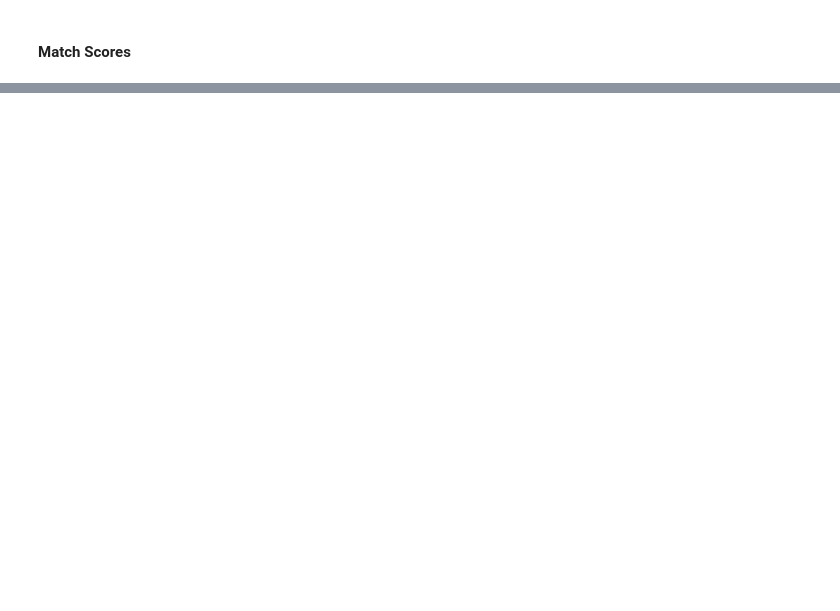
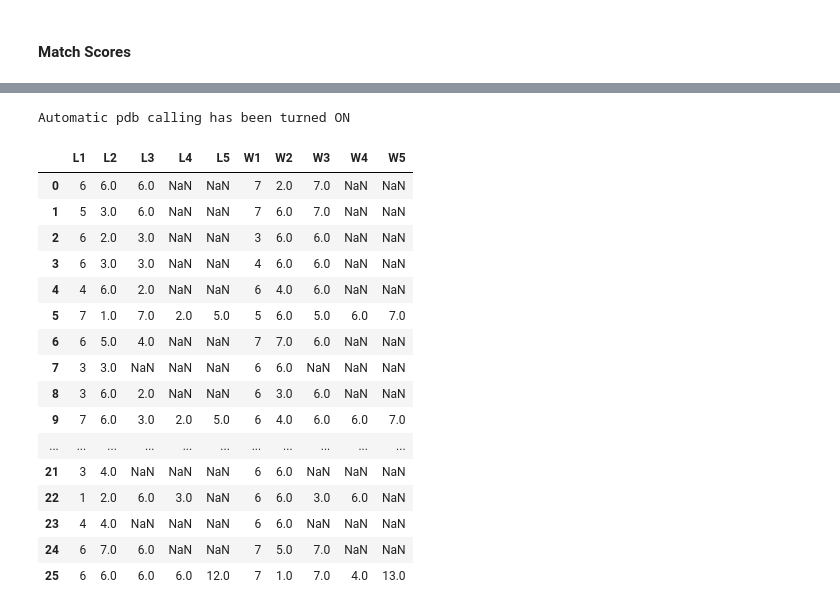
Before and after one commit to siddjagadish/tennis_new, a Jupyter notebook: tennis_new/notebooks/Updated Scraper.ipynb, the cells around one changed output, grey strips where cells are left out. Cells and saved outputs as stored; diff of their text form; code cells hidden in the pictures; blank space fills up the shorter version.

```diff
--- a/tennis_new/notebooks/Updated Scraper.ipynb
+++ b/tennis_new/notebooks/Updated Scraper.ipynb
@@ -503,0 +617,5 @@ wubba[1].xpath("./td[@class='day-table-name']/a")
+# %%
+from tennis_new.fetch.get_joined import read_joined
+
+odds_df = pd.read_csv("/Users/siddhantjagadish/Downloads/2018.csv")
+jd = read_joined()
@@ -503,0 +721,18 @@ wubba[1].xpath("./td[@class='day-table-name']/a")
+# %%
+def parse_match_score(s):
+    if pd.isnull(s):
+        return {}
+    set_scores = s.split(';')
+    out = {}
+    for idx, ss in enumerate(set_scores):
+        w, l = parse_set_score(ss)
+        out.update({
+            'W%d' % (idx + 1): w,
+            'L%d' % (idx + 1): l
+        })
+    return out
+# %%
+score_df = pd.DataFrame(jd['score'].map(parse_match_score).tolist())
+# %%
+jd = pd.concat([jd, score_df], axis=1)
+jd.shape
@@ -503,0 +904,25 @@ wubba[1].xpath("./td[@class='day-table-name']/a")
+# %%
+%pdb
+pd.DataFrame(jd[
+    (jd['winner_name'] == "Novak Djokovic") &
+    (jd['loser_name'] == "Roger Federer")
+]['score'].map(parse_match_score).tolist())
+# %% [output]
+Automatic pdb calling has been turned ON
+|  | L1 | L2 | L3 | L4 | L5 | W1 | W2 | W3 | W4 | W5 |
+| 0 | 6 | 6.0 | 6.0 | NaN | NaN | 7 | 2.0 | 7.0 | NaN | NaN |
+| 1 | 5 | 3.0 | 6.0 | NaN | NaN | 7 | 6.0 | 7.0 | NaN | NaN |
+| 2 | 6 | 2.0 | 3.0 | NaN | NaN | 3 | 6.0 | 6.0 | NaN | NaN |
+| 3 | 6 | 3.0 | 3.0 | NaN | NaN | 4 | 6.0 | 6.0 | NaN | NaN |
+| 4 | 4 | 6.0 | 2.0 | NaN | NaN | 6 | 4.0 | 6.0 | NaN | NaN |
+| 5 | 7 | 1.0 | 7.0 | 2.0 | 5.0 | 5 | 6.0 | 5.0 | 6.0 | 7.0 |
+| 6 | 6 | 5.0 | 4.0 | NaN | NaN | 7 | 7.0 | 6.0 | NaN | NaN |
+| 7 | 3 | 3.0 | NaN | NaN | NaN | 6 | 6.0 | NaN | NaN | NaN |
+| 8 | 3 | 6.0 | 2.0 | NaN | NaN | 6 | 3.0 | 6.0 | NaN | NaN |
+| 9 | 7 | 6.0 | 3.0 | 2.0 | 5.0 | 6 | 4.0 | 6.0 | 6.0 | 7.0 |
+| ... | ... | ... | ... | ... | ... | ... | ... | ... | ... | ... |
+| 21 | 3 | 4.0 | NaN | NaN | NaN | 6 | 6.0 | NaN | NaN | NaN |
+| 22 | 1 | 2.0 | 6.0 | 3.0 | NaN | 6 | 6.0 | 3.0 | 6.0 | NaN |
+| 23 | 4 | 4.0 | NaN | NaN | NaN | 6 | 6.0 | NaN | NaN | NaN |
+| 24 | 6 | 7.0 | 6.0 | NaN | NaN | 7 | 5.0 | 7.0 | NaN | NaN |
+| 25 | 6 | 6.0 | 6.0 | 6.0 | 12.0 | 7 | 1.0 | 7.0 | 4.0 | 13.0 |
```
Also changed, not shown: parts of 126 cells of this notebook, 2 other files.
